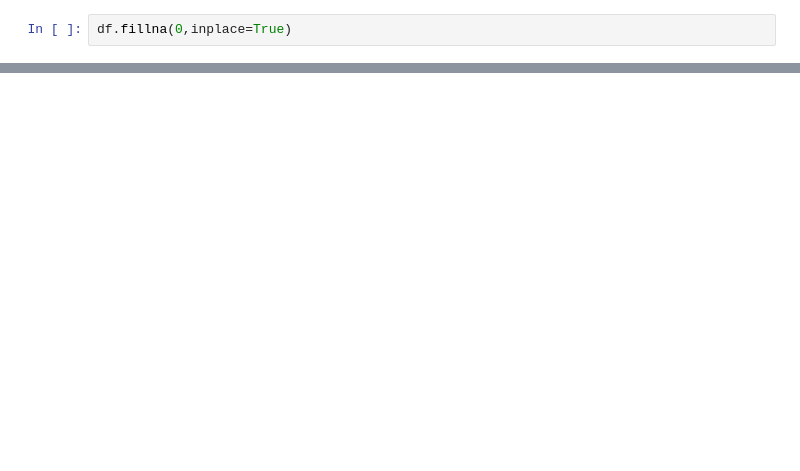
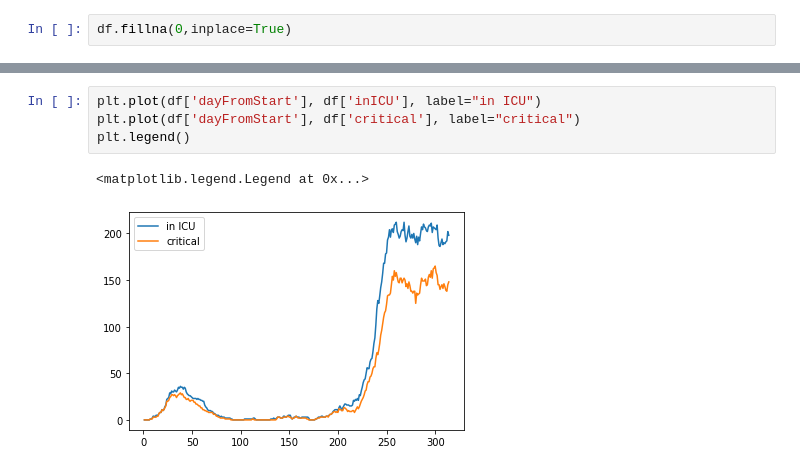
Before and after one commit to nejchauptman/Covid-19-prediction, a Jupyter notebook: covid_19.ipynb, the cells around one changed output, grey strips where cells are left out. Saved outputs shown, nothing was run; the diff lists cells and outputs as text; blank space fills up the shorter version.

```diff
--- a/covid_19.ipynb
+++ b/covid_19.ipynb
@@ -121,0 +155,7 @@ plt.legend()
+# %%
+plt.plot(df['dayFromStart'], df['inICU'], label="in ICU")
+plt.plot(df['dayFromStart'], df['critical'], label="critical")
+plt.legend()
+# %% [output]
+<matplotlib.legend.Legend at 0x...>
+[figure, added]
```
Also changed, not shown: parts of 44 cells of this notebook, 3 other files.
